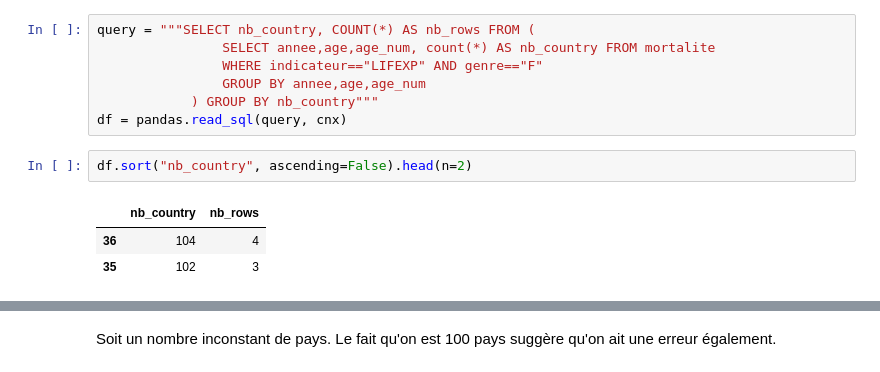
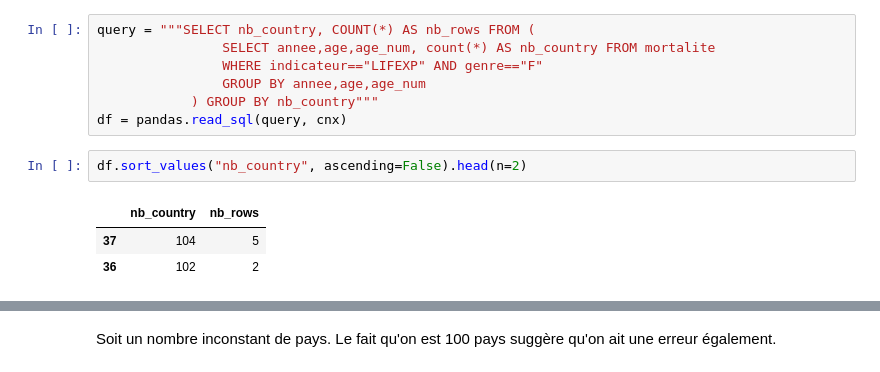
Before and after one commit to sdpython/actuariat_python, a Jupyter notebook: _doc/notebooks/population/seance5_sql_multidimensionnelle_enonce.ipynb, the cells around one changed output, grey strips where cells are left out. Cells and saved outputs as stored; diff of their text form.

```diff
--- a/_doc/notebooks/population/seance5_sql_multidimensionnelle_enonce.ipynb
+++ b/_doc/notebooks/population/seance5_sql_multidimensionnelle_enonce.ipynb
@@ -232,11 +232,11 @@ query = """SELECT nb_country, COUNT(*) AS nb_rows FROM (
             ) GROUP BY nb_country"""
 df = pandas.read_sql(query, cnx)
 # %%
-df.sort("nb_country", ascending=False).head(n=2)
+df.sort_values("nb_country", ascending=False).head(n=2)
 # %% [output]
 |  | nb_country | nb_rows |
-| 36 | 104 | 4 |
-| 35 | 102 | 3 |
+| 37 | 104 | 5 |
+| 36 | 102 | 2 |
 # %%
 df.plot(x="nb_country", y="nb_rows")
 # %% [output]
```
Also changed, not shown: parts of 9 cells of this notebook.
